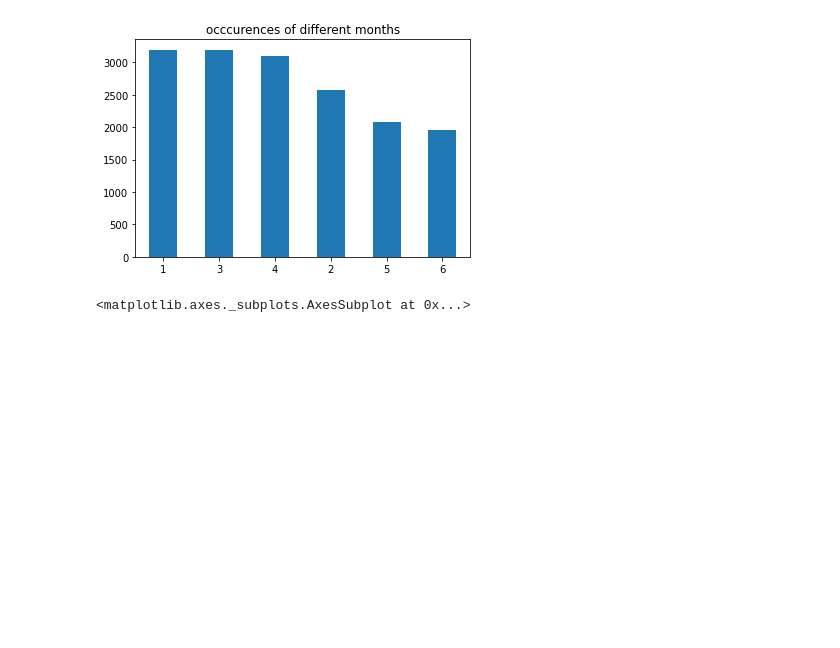
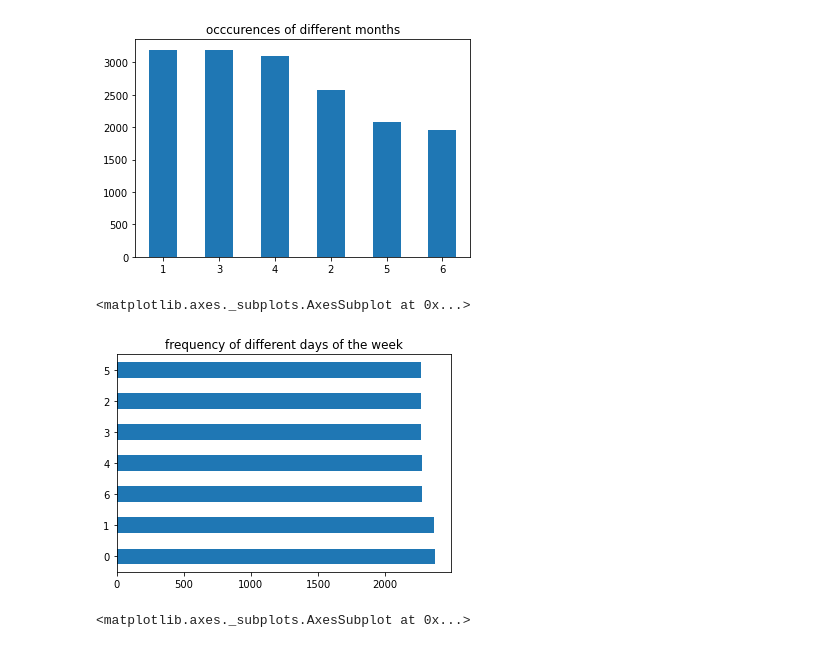
Before and after one commit to draglar/car-sharing-and-recharging, a Jupyter notebook: Ian_Muigai_Dsc6_Core_week_4_.ipynb, the cells around one changed output. Drawn from its saved outputs; the diff is of its cells as text; code cells hidden in the pictures; blank space fills up the shorter version.

```diff
--- a/Ian_Muigai_Dsc6_Core_week_4_.ipynb
+++ b/Ian_Muigai_Dsc6_Core_week_4_.ipynb
@@ -342,6 +342,11 @@ autolib['month'].value_counts().plot(kind='bar',rot=0,title='occcurences of diff
 # %% [output]
 <matplotlib.axes._subplots.AxesSubplot at 0x...>
 [figure]
+# %%
+autolib['dayOfWeek'].value_counts().plot(kind='barh',rot=0,title='frequency of different days of the week')
+# %% [output]
+<matplotlib.axes._subplots.AxesSubplot at 0x...>
+[figure, added]
 # %%
 autolib['day_type'].value_counts().plot(kind='bar',rot=0,title='weekends vs weekdays')
 # %% [output]
```
Also changed, not shown: parts of 1 cell of this notebook.
